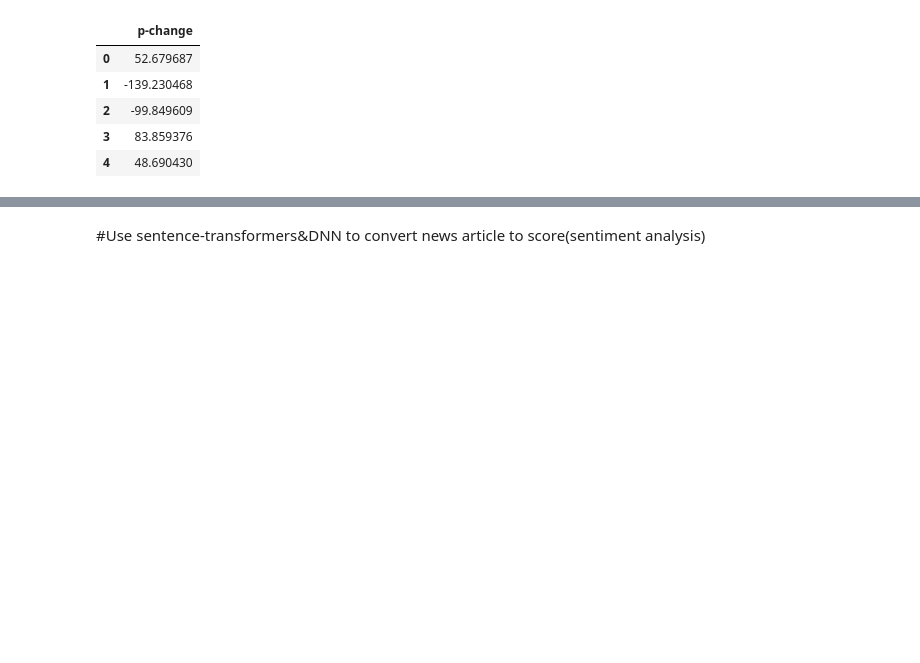
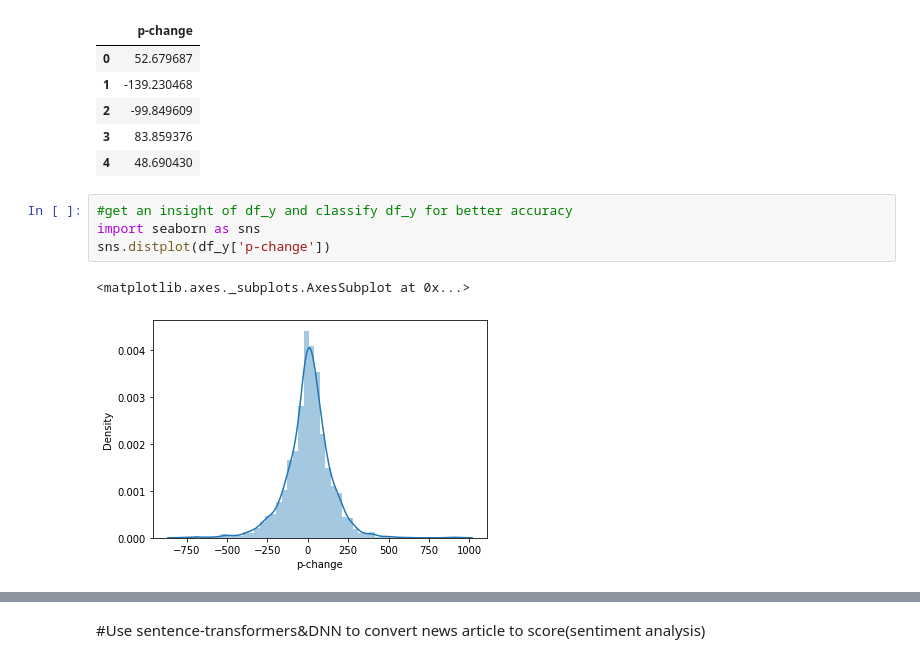
Before and after one commit to SJY-coder/TSP-demo, a Jupyter notebook: TSP_demo.ipynb, the cells around one changed output, grey strips where cells are left out. Cells and saved outputs as stored; diff of their text form; blank space fills up the shorter version.

```diff
--- a/TSP_demo.ipynb
+++ b/TSP_demo.ipynb
@@ -144,3 +142,10 @@ df_y.head()
 | 2 | -99.849609 |
 | 3 | 83.859376 |
 | 4 | 48.690430 |
+# %%
+#get an insight of df_y and classify df_y for better accuracy
+import seaborn as sns
+sns.distplot(df_y['p-change'])
+# %% [output]
+<matplotlib.axes._subplots.AxesSubplot at 0x...>
+[figure, added]
```
Also changed, not shown: parts of 25 cells of this notebook.
